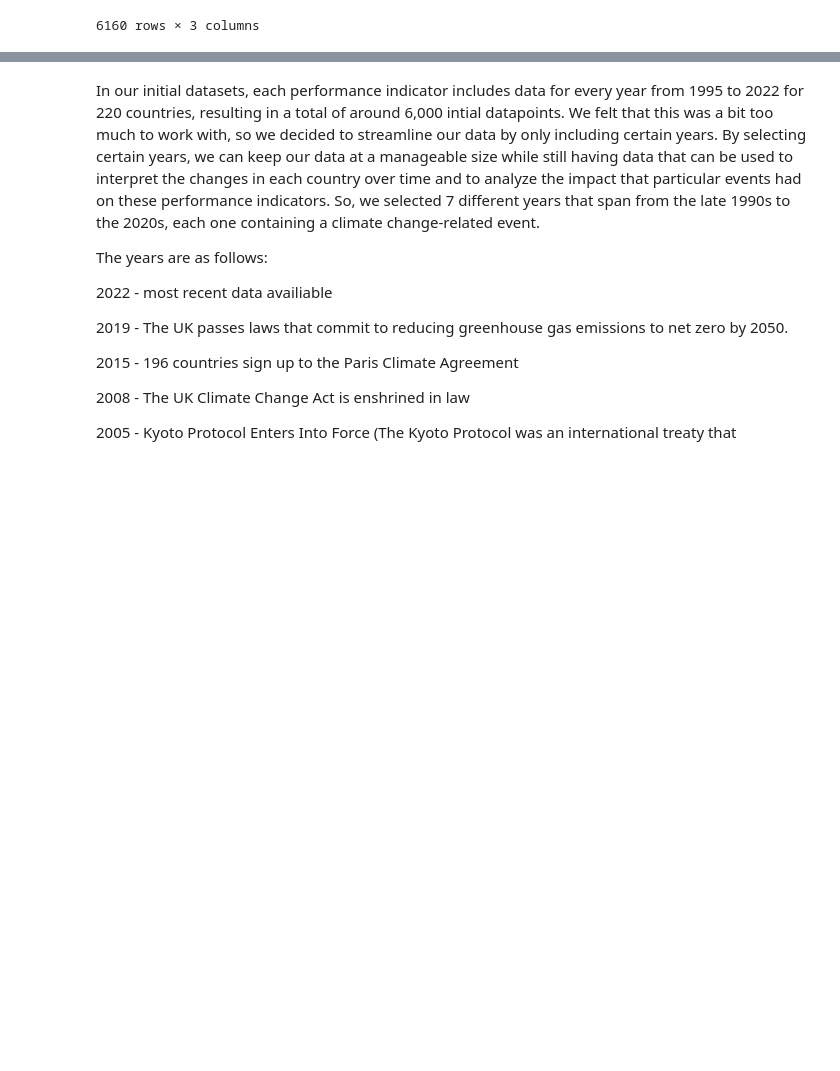
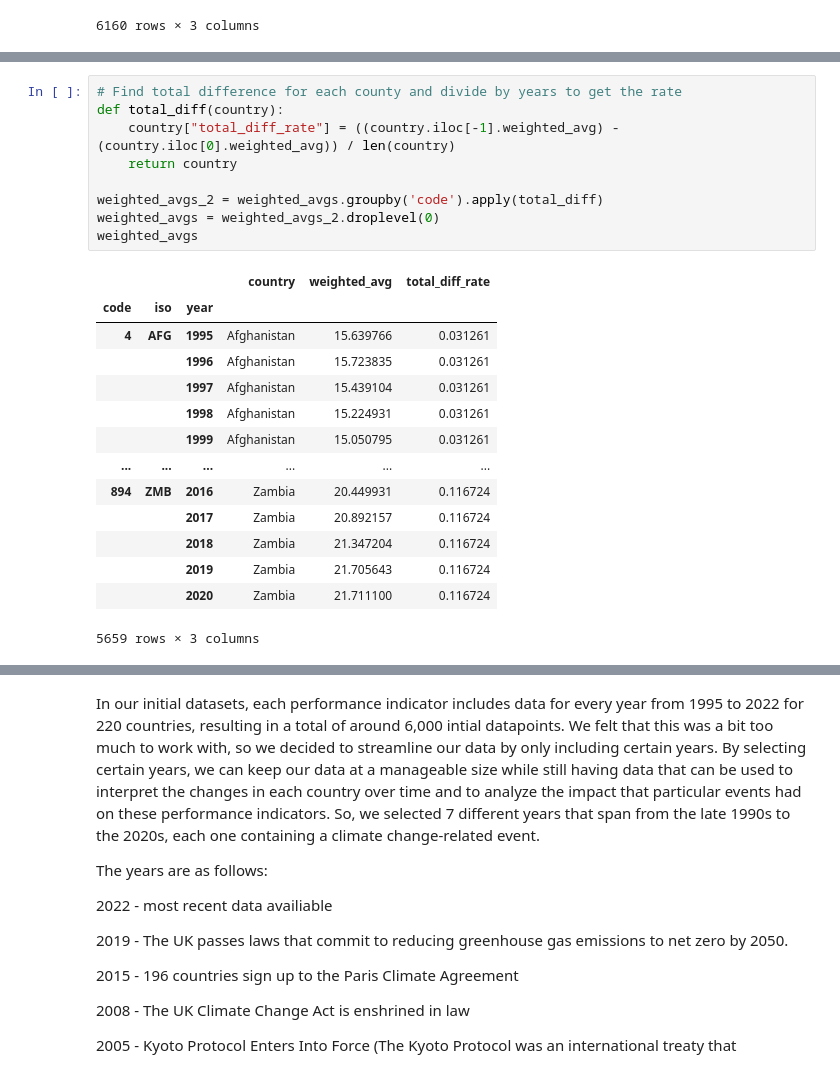
Before and after one commit to sussenbachtucker/DSCI235-Term-Project, a Jupyter notebook: DSCI235FinalProject.ipynb, the cells around one changed output, grey strips where cells are left out. Drawn from its saved outputs; the diff is of its cells as text; blank space fills up the shorter version.

```diff
--- a/DSCI235FinalProject.ipynb
+++ b/DSCI235FinalProject.ipynb
@@ -171,3 +171,27 @@ new_df
 |  |  | 2019 | Zambia | 21.705643 |
 |  |  | 2020 | Zambia | 21.711100 |
 5659 rows × 2 columns
+# %%
+# Find total difference for each county and divide by years to get the rate
+def total_diff(country):
+    country["total_diff_rate"] = ((country.iloc[-1].weighted_avg) - (country.iloc[0].weighted_avg)) / len(country)
+    return country
+
+weighted_avgs_2 = weighted_avgs.groupby('code').apply(total_diff)
+weighted_avgs = weighted_avgs_2.droplevel(0)
+weighted_avgs
+# %% [output]
+|  |  |  | country | weighted_avg | total_diff_rate |
+| code | iso | year |  |  |  |
+| 4 | AFG | 1995 | Afghanistan | 15.639766 | 0.031261 |
+|  |  | 1996 | Afghanistan | 15.723835 | 0.031261 |
+|  |  | 1997 | Afghanistan | 15.439104 | 0.031261 |
+|  |  | 1998 | Afghanistan | 15.224931 | 0.031261 |
+|  |  | 1999 | Afghanistan | 15.050795 | 0.031261 |
+| ... | ... | ... | ... | ... | ... |
+| 894 | ZMB | 2016 | Zambia | 20.449931 | 0.116724 |
+|  |  | 2017 | Zambia | 20.892157 | 0.116724 |
+|  |  | 2018 | Zambia | 21.347204 | 0.116724 |
+|  |  | 2019 | Zambia | 21.705643 | 0.116724 |
+|  |  | 2020 | Zambia | 21.711100 | 0.116724 |
+5659 rows × 3 columns
```
Also changed, not shown: parts of 7 cells of this notebook.
